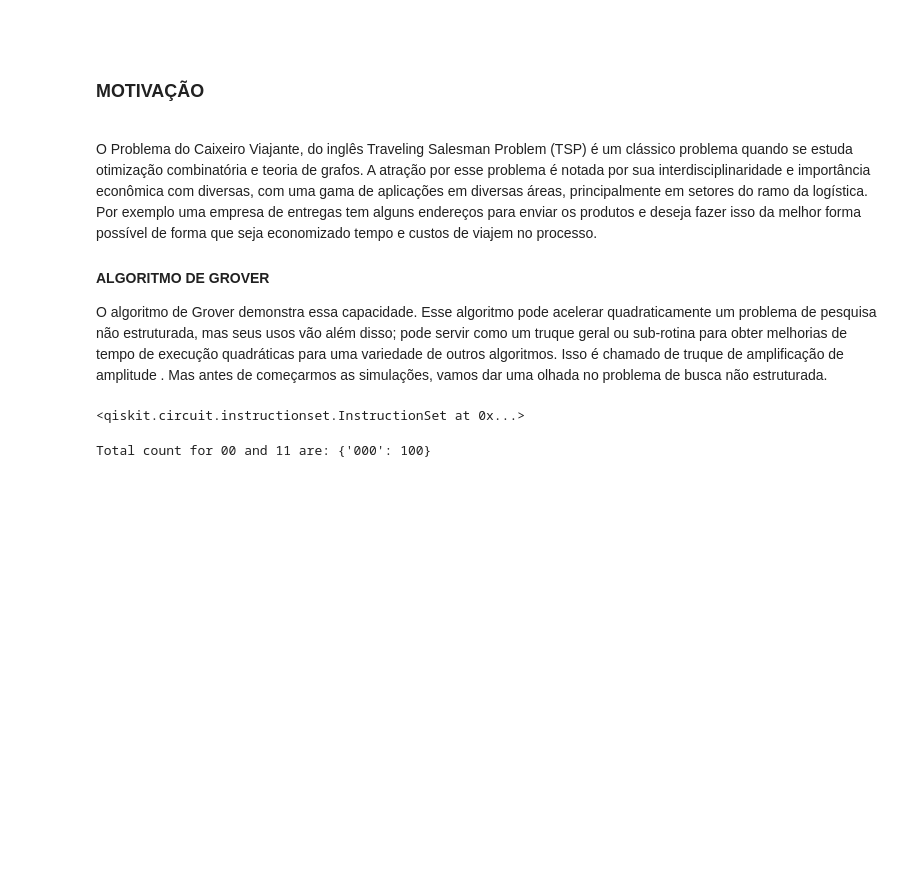
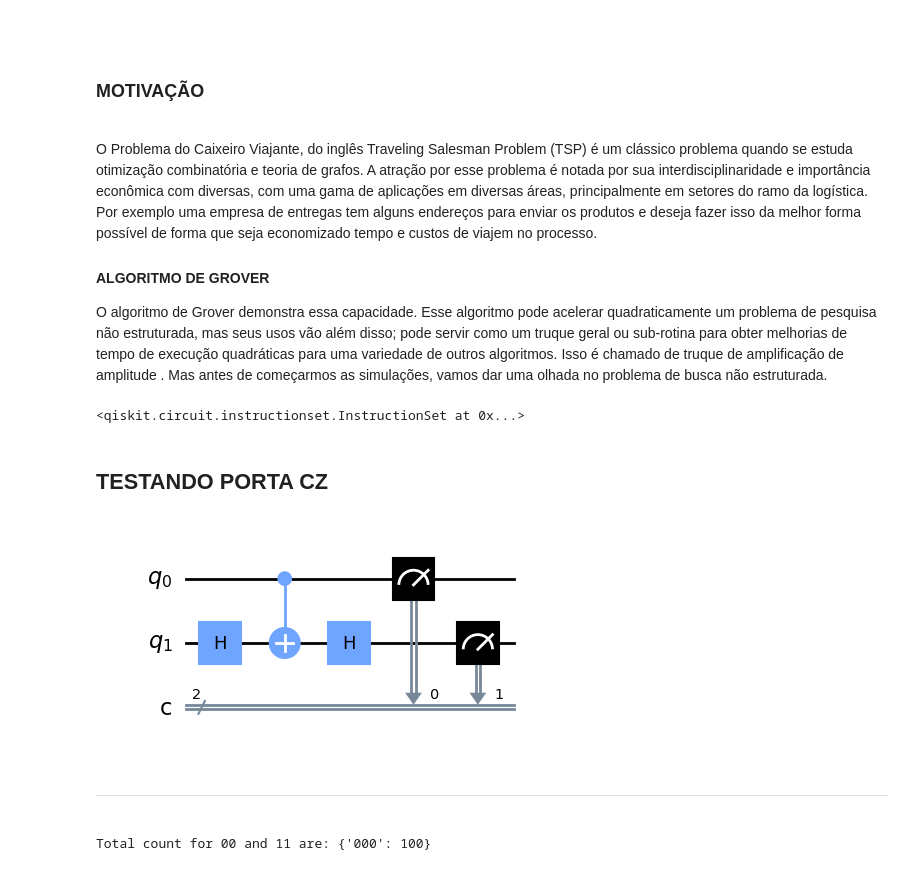
Before and after one commit to JohKemPo/QuantumComputing, a Jupyter notebook: grove.ipynb, the cells around one changed output. Saved outputs shown, nothing was run; the diff lists cells and outputs as text; code cells hidden in the pictures; blank space fills up the shorter version.

```diff
--- a/grove.ipynb
+++ b/grove.ipynb
@@ -90,6 +90,27 @@ circuit.measure(qreg_q[0], creg_c[0])
 circuit.measure(qreg_q[1], creg_c[1])
 # %% [output]
 <qiskit.circuit.instructionset.InstructionSet at 0x...>
+# %% [markdown]
+## **TESTANDO PORTA CZ**
+# %%
+qreg_q_CZ = QuantumRegister(2, 'q')
+creg_c_CZ = ClassicalRegister(2, 'c')
+circuit_CZ = QuantumCircuit(qreg_q_CZ, creg_c_CZ)
+
+# circuit_CZ.h(qreg_q_CZ[0])
+circuit_CZ.h(qreg_q_CZ[1])
+circuit_CZ.cx(qreg_q_CZ[0], qreg_q_CZ[1])
+circuit_CZ.h(qreg_q_CZ[1])
+
+
+circuit_CZ.measure(qreg_q_CZ[0], creg_c_CZ[0])
+circuit_CZ.measure(qreg_q_CZ[1], creg_c_CZ[1])
+
+circuit_CZ.draw(output='mpl')
+# %% [output]
+[figure, added]
+# %% [markdown]
+<b><hr></b>
 # %%
 simulator = QasmSimulator()
 
```
